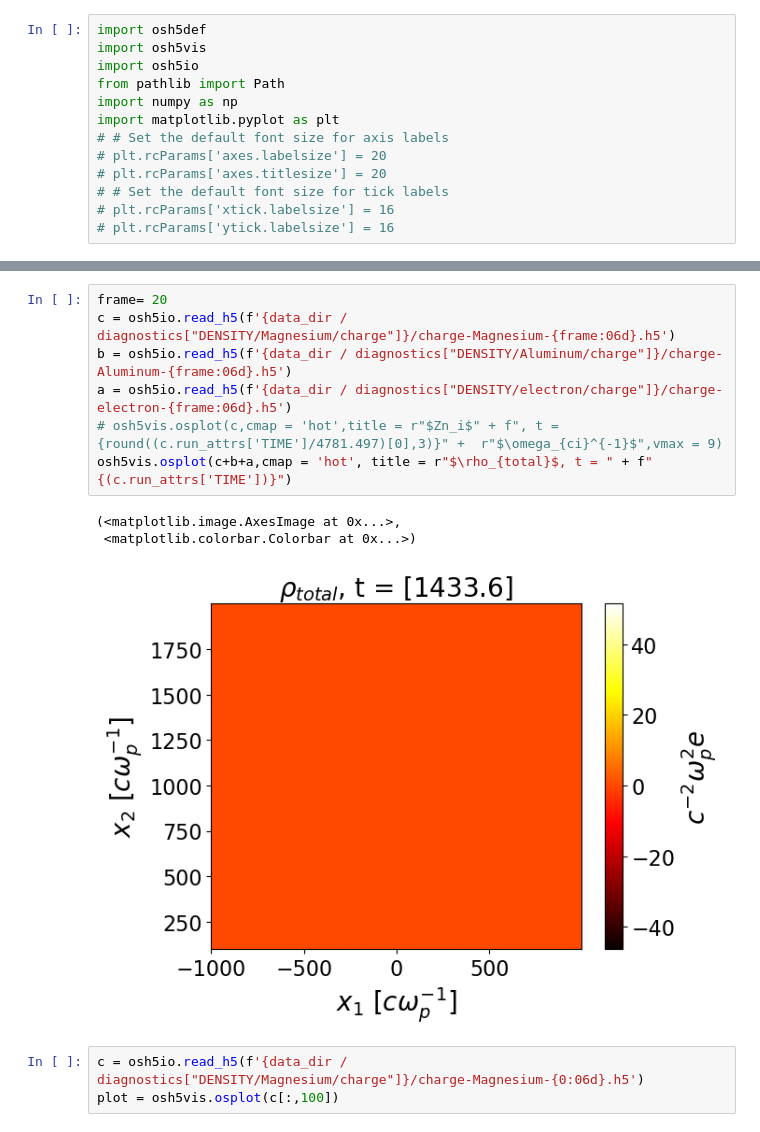
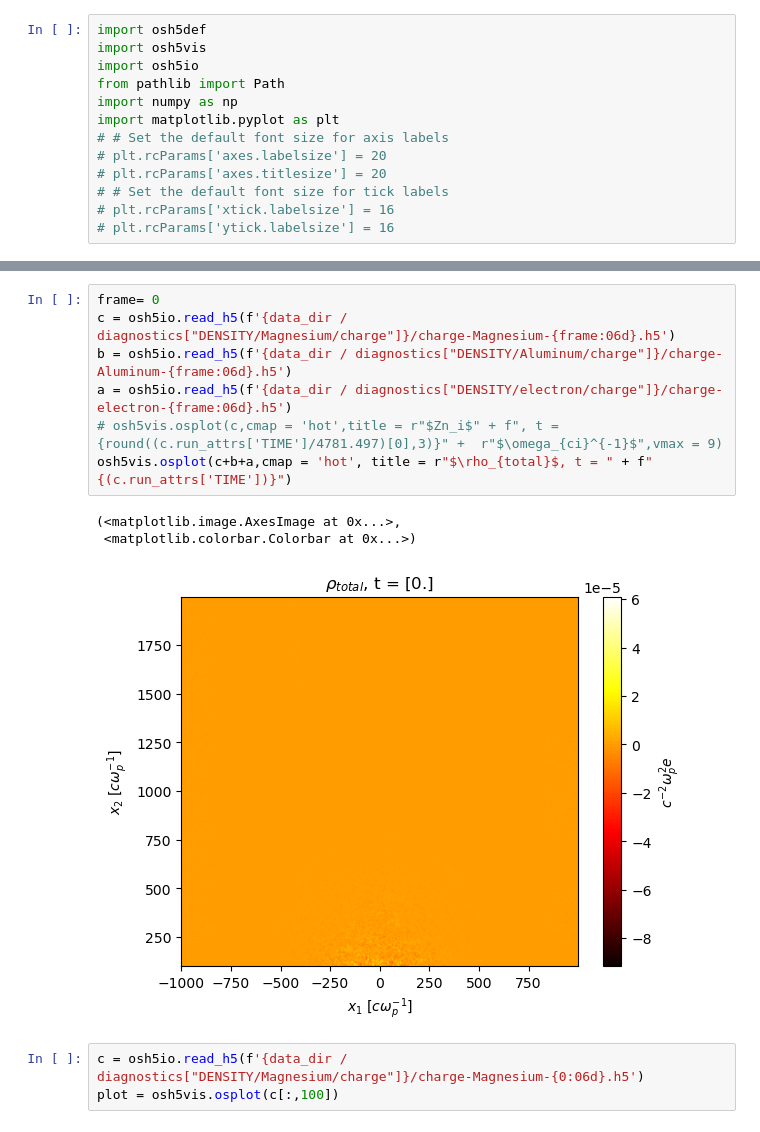
Before and after one commit to Schaeffer-Lab/MagShockZ, a Jupyter notebook: python-fortran_interface/check_initialization.ipynb, the cells around one changed output, grey strips where cells are left out. Cells and saved outputs as stored; diff of their text form.

```diff
--- a/python-fortran_interface/check_initialization.ipynb
+++ b/python-fortran_interface/check_initialization.ipynb
@@ -125,15 +97,15 @@ Frame 137
 [interactive output not drawn]
 # %%
-frame= 20
+frame= 0
 c = osh5io.read_h5(f'{data_dir / diagnostics["DENSITY/Magnesium/charge"]}/charge-Magnesium-{frame:06d}.h5')
 b = osh5io.read_h5(f'{data_dir / diagnostics["DENSITY/Aluminum/charge"]}/charge-Aluminum-{frame:06d}.h5')
 a = osh5io.read_h5(f'{data_dir / diagnostics["DENSITY/electron/charge"]}/charge-electron-{frame:06d}.h5')
 # osh5vis.osplot(c,cmap = 'hot',title = r"$Zn_i$" + f", t = {round((c.run_attrs['TIME']/4781.497)[0],3)}" +  r"$\omega_{ci}^{-1}$",vmax = 9)
 osh5vis.osplot(c+b+a,cmap = 'hot', title = r"$\rho_{total}$, t = " + f"{(c.run_attrs['TIME'])}")
 # %% [output]
 (<matplotlib.image.AxesImage at 0x...>,
  <matplotlib.colorbar.Colorbar at 0x...>)
-[figure, old version]
+[figure, new version]
 # %%
 c = osh5io.read_h5(f'{data_dir / diagnostics["DENSITY/Magnesium/charge"]}/charge-Magnesium-{0:06d}.h5')
 plot = osh5vis.osplot(c[:,100])
```
Also changed, not shown: parts of 4 cells of this notebook, 30 other files.
